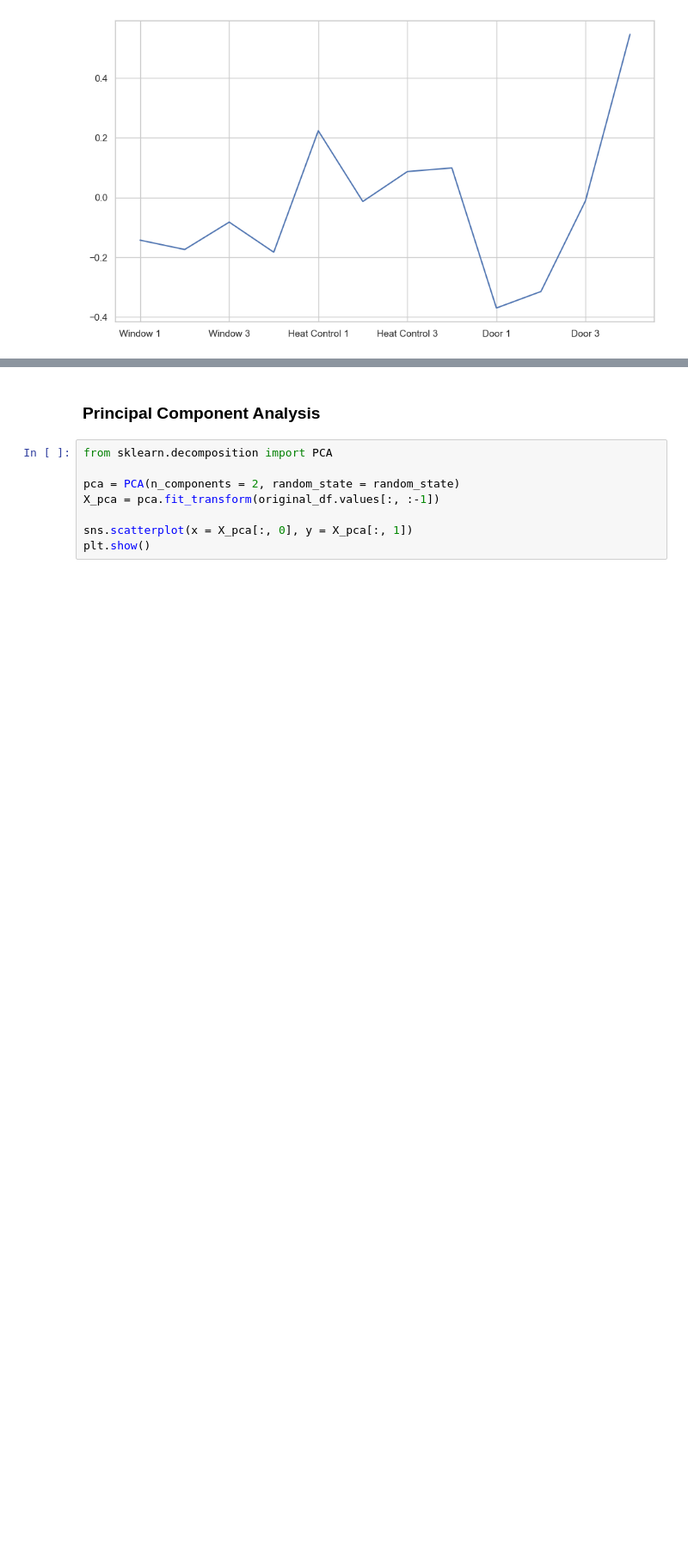
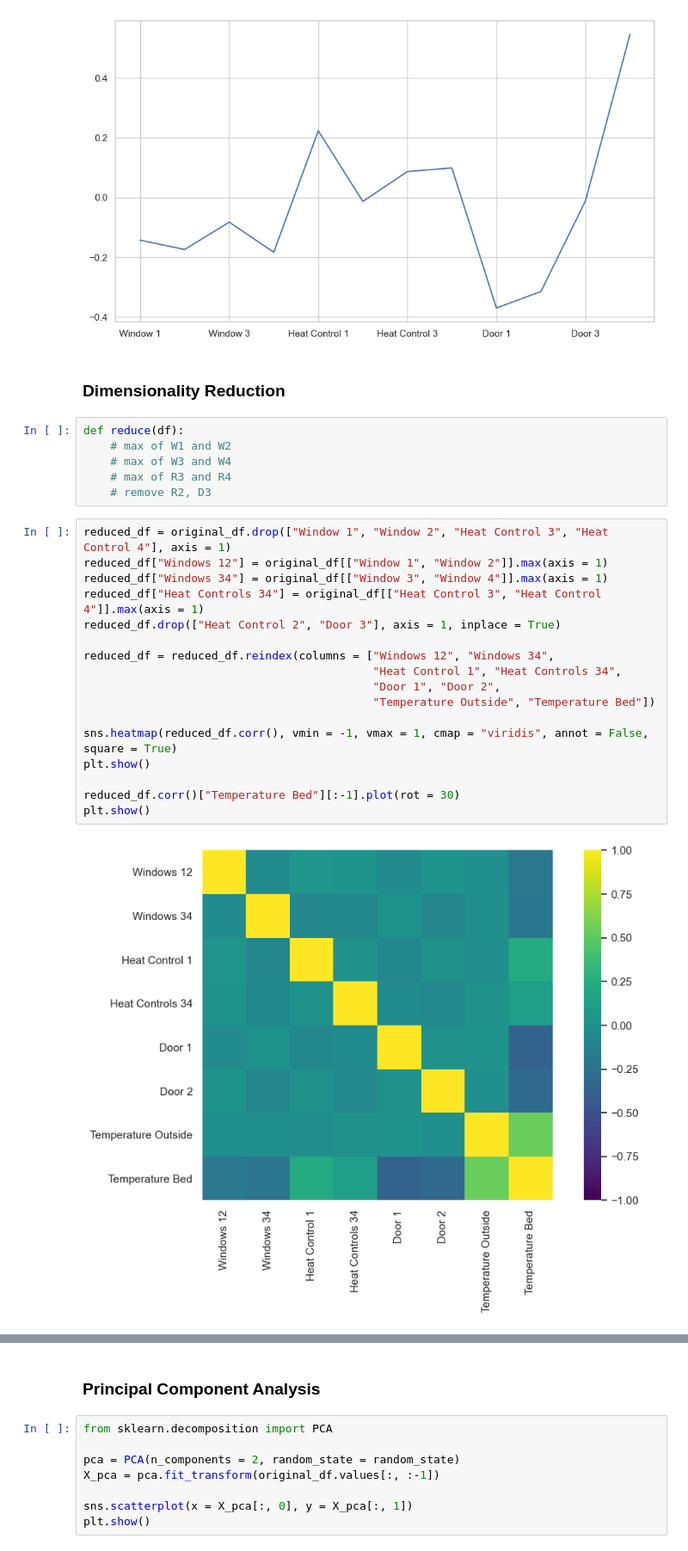
Before and after one commit to maxstollmayer/ML-Challenges, a Jupyter notebook: Challenge-2/Challenge-2-Notebook.ipynb, the cells around one changed output, grey strips where cells are left out. Shown: that part at 86% size. Drawn from its saved outputs; the diff is of its cells as text; blank space fills up the shorter version.

```diff
--- a/Challenge-2/Challenge-2-Notebook.ipynb
+++ b/Challenge-2/Challenge-2-Notebook.ipynb
@@ -63,3 +63,30 @@ plt.show()
 # %% [output]
 [figure]
 [figure]
+# %% [markdown]
+### Dimensionality Reduction
+# %%
+def reduce(df):
+    # max of W1 and W2
+    # max of W3 and W4
+    # max of R3 and R4
+    # remove R2, D3
+# %%
+reduced_df = original_df.drop(["Window 1", "Window 2", "Heat Control 3", "Heat Control 4"], axis = 1)
+reduced_df["Windows 12"] = original_df[["Window 1", "Window 2"]].max(axis = 1)
+reduced_df["Windows 34"] = original_df[["Window 3", "Window 4"]].max(axis = 1)
+reduced_df["Heat Controls 34"] = original_df[["Heat Control 3", "Heat Control 4"]].max(axis = 1)
+reduced_df.drop(["Heat Control 2", "Door 3"], axis = 1, inplace = True)
+
+reduced_df = reduced_df.reindex(columns = ["Windows 12", "Windows 34",
+                                           "Heat Control 1", "Heat Controls 34",
+                                           "Door 1", "Door 2",
+                                           "Temperature Outside", "Temperature Bed"])
+
+sns.heatmap(reduced_df.corr(), vmin = -1, vmax = 1, cmap = "viridis", annot = False, square = True)
+plt.show()
+
+reduced_df.corr()["Temperature Bed"][:-1].plot(rot = 30)
+plt.show()
+# %% [output]
+[figure, added]
```
Also changed, not shown: parts of 18 cells of this notebook.
